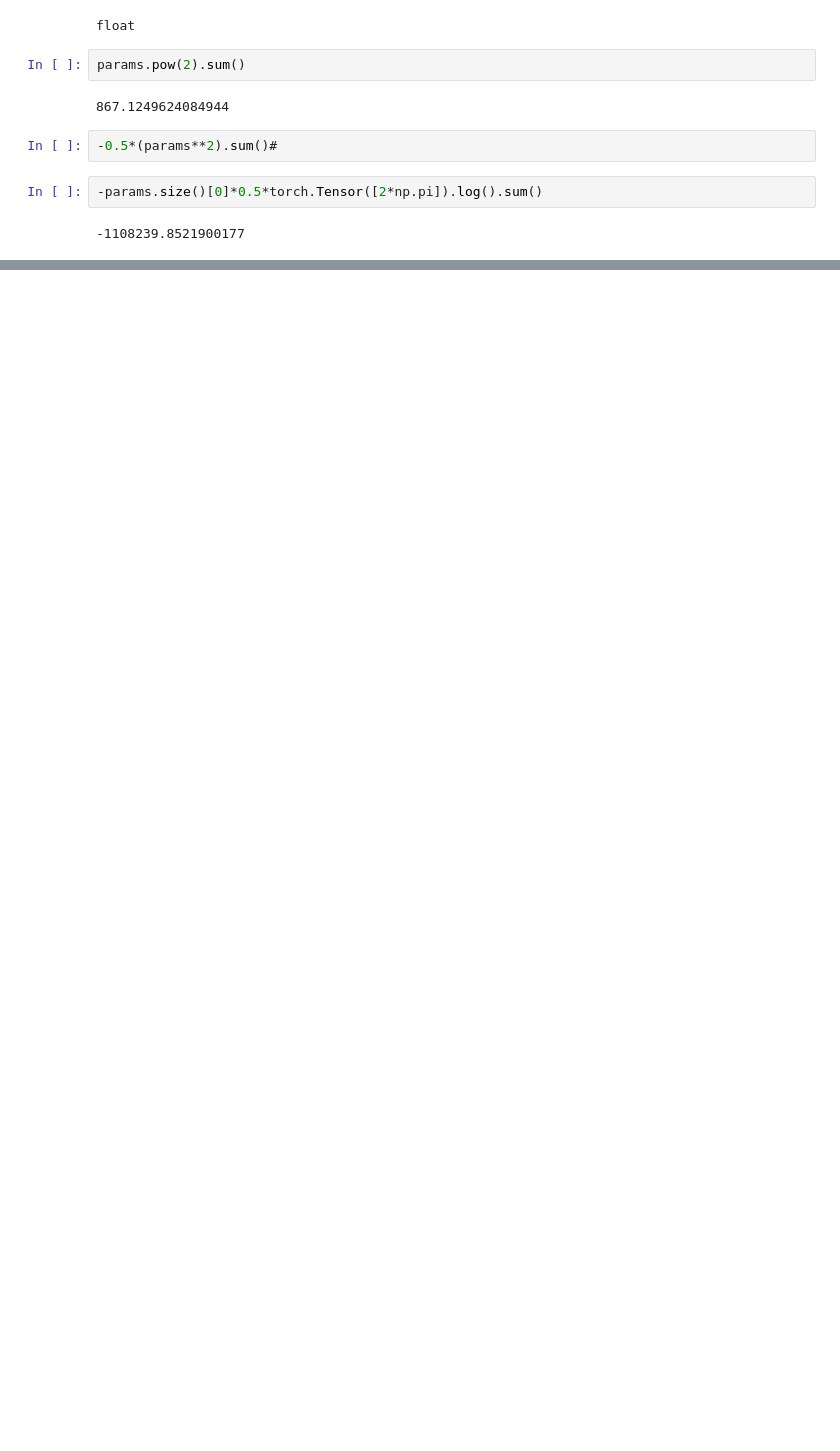
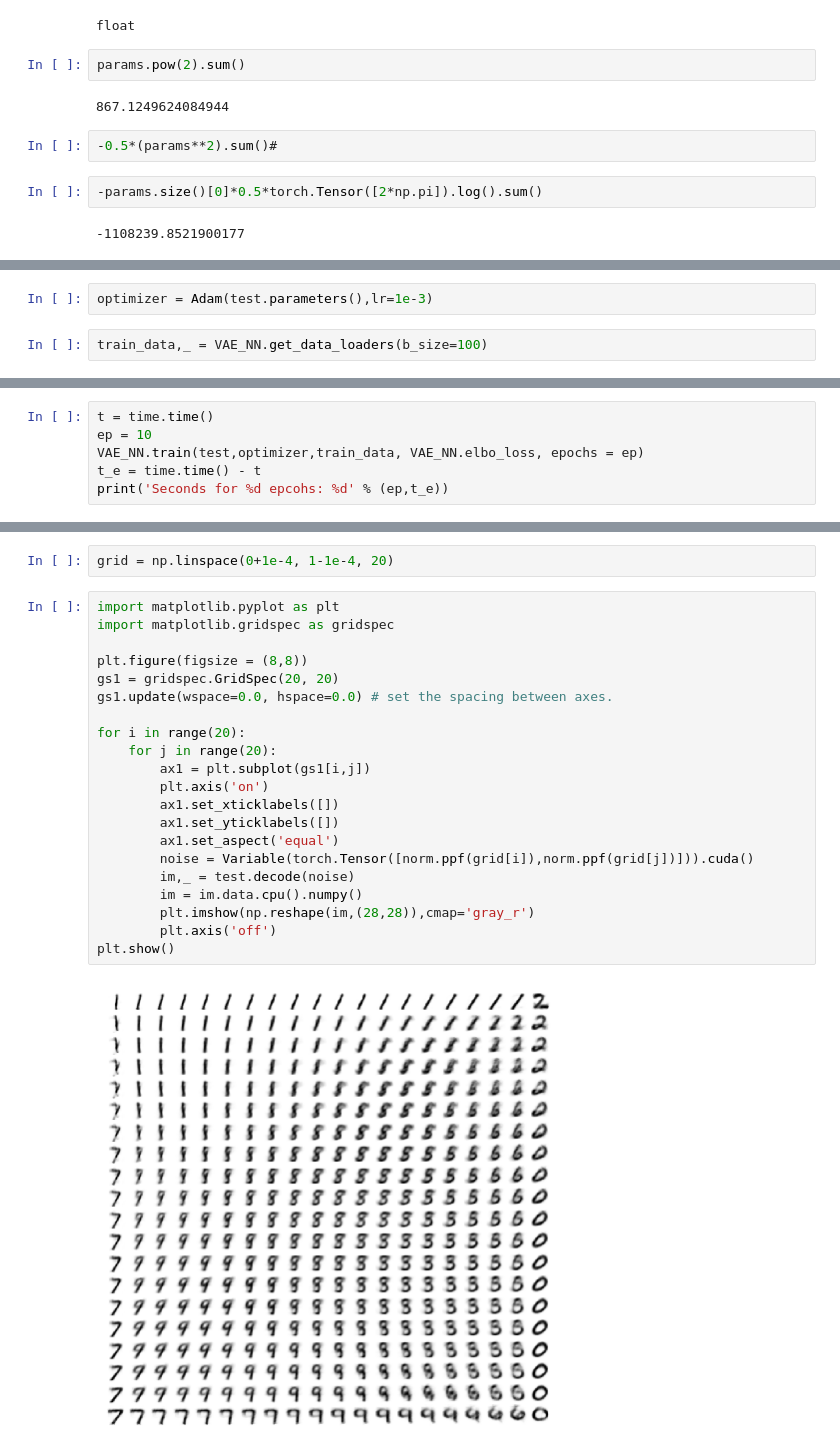
Before and after one commit to omarnmahmood/AEVB, a Jupyter notebook: VAE_Trial1.ipynb, the cells around one changed output, grey strips where cells are left out. Drawn from its saved outputs; the diff is of its cells as text; blank space fills up the shorter version.

```diff
--- a/VAE_Trial1.ipynb
+++ b/VAE_Trial1.ipynb
@@ -186,0 +191,4 @@ params.pow(2).sum()
+# %%
+optimizer = Adam(test.parameters(),lr=1e-3)
+# %%
+train_data,_ = VAE_NN.get_data_loaders(b_size=100)
@@ -186,0 +197,6 @@ params.pow(2).sum()
+# %%
+t = time.time()
+ep = 10
+VAE_NN.train(test,optimizer,train_data, VAE_NN.elbo_loss, epochs = ep)
+t_e = time.time() - t
+print('Seconds for %d epcohs: %d' % (ep,t_e))
@@ -186,0 +227,25 @@ params.pow(2).sum()
+# %%
+grid = np.linspace(0+1e-4, 1-1e-4, 20)
+# %%
+import matplotlib.pyplot as plt
+import matplotlib.gridspec as gridspec
+
+plt.figure(figsize = (8,8))
+gs1 = gridspec.GridSpec(20, 20)
+gs1.update(wspace=0.0, hspace=0.0) # set the spacing between axes.
+
+for i in range(20):
+    for j in range(20):
+        ax1 = plt.subplot(gs1[i,j])
+        plt.axis('on')
+        ax1.set_xticklabels([])
+        ax1.set_yticklabels([])
+        ax1.set_aspect('equal')
+        noise = Variable(torch.Tensor([norm.ppf(grid[i]),norm.ppf(grid[j])])).cuda()
+        im,_ = test.decode(noise)
+        im = im.data.cpu().numpy()
+        plt.imshow(np.reshape(im,(28,28)),cmap='gray_r')
+        plt.axis('off')
+plt.show()
+# %% [output]
+[figure, added]
```
Also changed, not shown: parts of 25 cells of this notebook.
